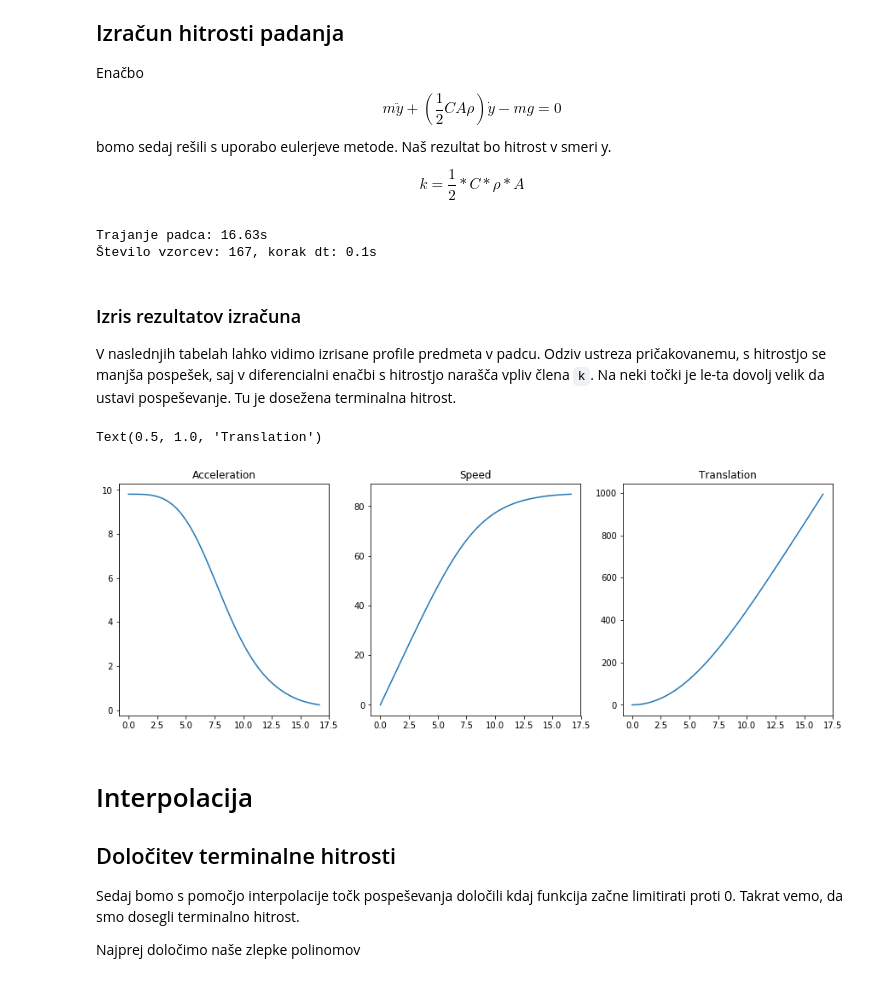
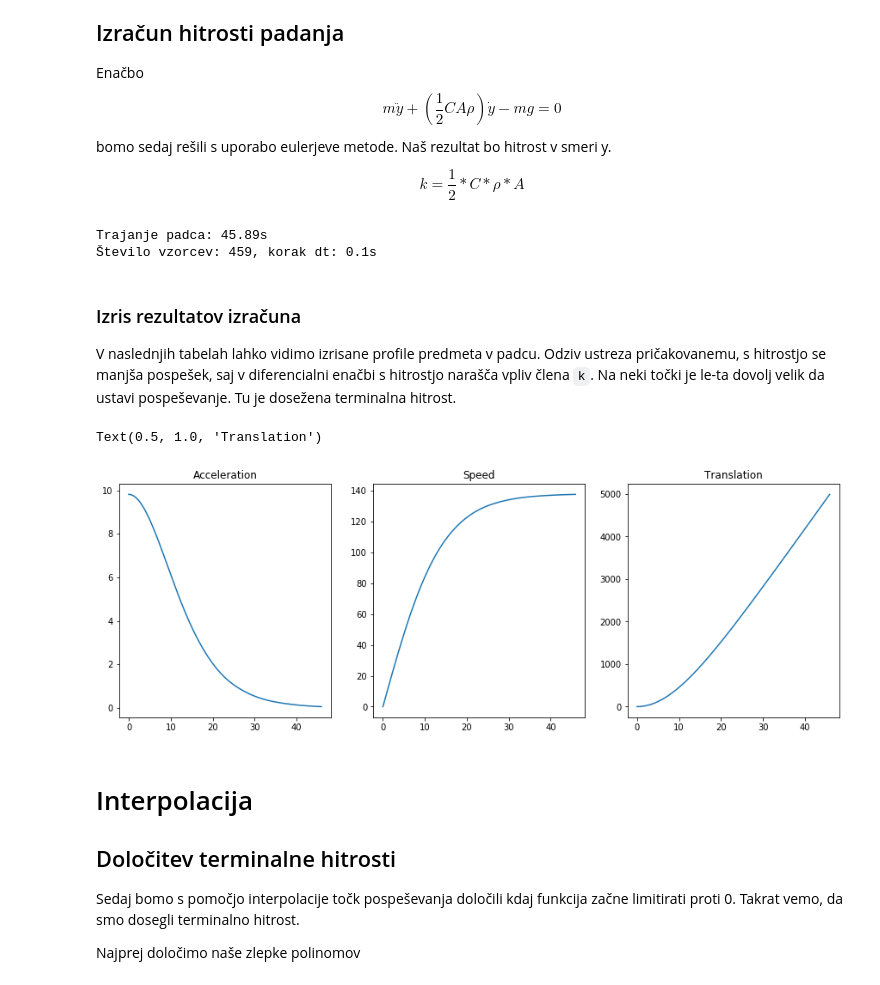
Before and after one commit to alanford123/pypinm_project, a Jupyter notebook: Porocilo.ipynb, the cells around one changed output. Cells and saved outputs as stored; diff of their text form; code cells hidden in the pictures.

```diff
--- a/Porocilo.ipynb
+++ b/Porocilo.ipynb
@@ -21,7 +21,7 @@ Base input data
 g0 = 9.81 #Gravitational acceleration [m/s^2]
 rho = 7874 #Density of sphere [kg/m^3]
 diam = 0.1 #Diameter of sphere [m]
-height = 1000 #Height of tower [m]
+height = 5000 #Height of tower [m]
 samples = 500 #Number of points (resolution) [/]
 duration = 50 #Duration of calculation [s]
 y_points,y_step = np.linspace(0,duration,samples, retstep=True) #Points for sampling @TODO: does this need a +1 on number of samples?
@@ -187,38 +185,49 @@ def fun(x, y, g=9.81, m=30, d=0.1, rho=1.18/1000, mu=0.0000157):
+# %%
+def fun(x, y, g=9.81, m=30, d=0.1, rho=1.18/1000, mu=0.0000157):
+    k = returnK(v = y[1], rho = rho, d = d, mu = mu)
+
+    #Vrnjen vektor
+    return np.array([y[1], g-k/m*y[1]**2])
 # %%
-#Pogoj kdaj se izračun diferencialne enačbe konča
-tla = lambda x,y: height-y[0]
-tla.terminal = True
-tla.direction = -1
+def solveODE(m, rho_air_value, y_points, diam, height, g0):
+    #Pogoj kdaj se izračun diferencialne enačbe konča
+    tla = lambda x,y: height-y[0]
+    tla.terminal = True
+    tla.direction = -1
 
-#Numerični izračun rešitve
-res = solve_ivp(lambda t, y: fun(t, y, m=m, d=diam, rho=float(rho_air_value/1000)), [y_points[0], y_points[-1]], y0=np.array([0,0]), t_eval=y_points,events=tla)
-y,v=res.y
+    #Numerični izračun rešitve
+    res = solve_ivp(lambda t, y: fun(t, y, m=m, d=diam, rho=float(rho_air_value), g=g0), [y_points[0], y_points[-1]], y0=np.array([0,0]), t_eval=y_points,events=tla)
+    y,v=res.y
 
-#Izračun pospeška
-a=fun(y_points,res.y,m=m, d=diam, rho=float(rho_air_value/1000))[1]
+    #Izračun pospeška
+    a=fun(y_points,res.y,m=m, d=diam, rho=float(rho_air_value),g=g0)[1]
+
+    return a,v,y, res.t
+# %%
+a,v,y,t = solveODE(m = m, rho_air_value=(rho_air_value), y_points=y_points, diam=diam, height=height, g0=g0)
 # %%
 #Trajanje padca iz višine {height}
-print(f'Trajanje padca: {round(res.t[-1],2)}s')
+print(f'Trajanje padca: {round(t[-1],2)}s')
 
 #Število vzorcev
-print(f'Število vzorcev: {len(res.t)}, korak dt: {round(res.t[-1]/len(res.t),3)}s')
+print(f'Število vzorcev: {len(t)}, korak dt: {round(t[-1]/len(t),3)}s')
 # %% [output]
-Trajanje padca: 16.63s
-Število vzorcev: 167, korak dt: 0.1s
+Trajanje padca: 45.89s
+Število vzorcev: 459, korak dt: 0.1s
 # %% [markdown]
 ### Izris rezultatov izračuna
 V naslednjih tabelah lahko vidimo izrisane profile predmeta v padcu. Odziv ustreza pričakovanemu, s hitrostjo se manjša pospešek, saj v diferencialni enačbi s hitrostjo narašča vpliv člena `k`. Na neki točki je le-ta dovolj velik da ustavi pospeševanje. Tu je dosežena terminalna hitrost.
 # %%
 fig, axs  = plt.subplots(1, 3,figsize=(15,5))
-axs[0].plot(res.t, a)
+axs[0].plot(t, a)
 axs[0].set_title('Acceleration')
-axs[1].plot(res.t, v)
+axs[1].plot(t, v)
 axs[1].set_title('Speed')
-axs[2].plot(res.t, y)
+axs[2].plot(t, y)
 axs[2].set_title('Translation')
 # %% [output]
 Text(0.5, 1.0, 'Translation')
-[figure, old version]
+[figure, new version]
 # %% [markdown]
 # Interpolacija
 ## Določitev terminalne hitrosti
```
Also changed, not shown: parts of 5 cells of this notebook, 1 other file.
